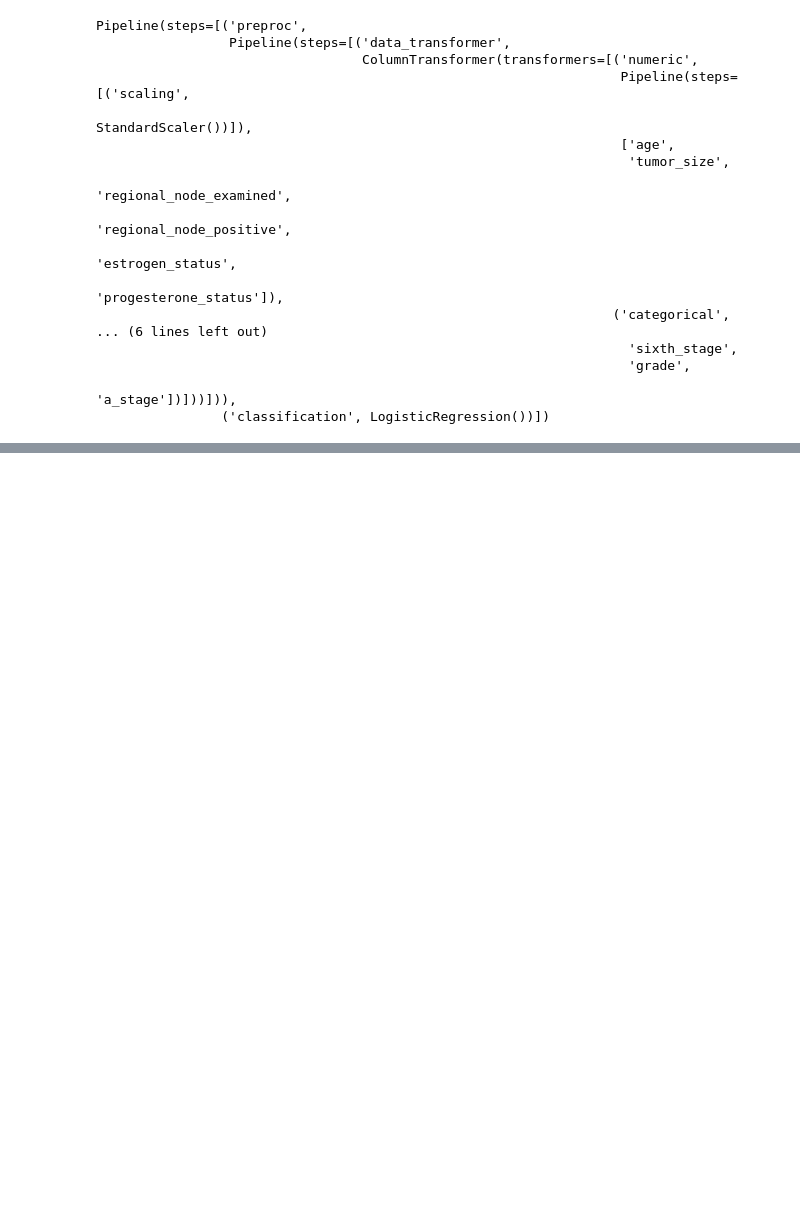
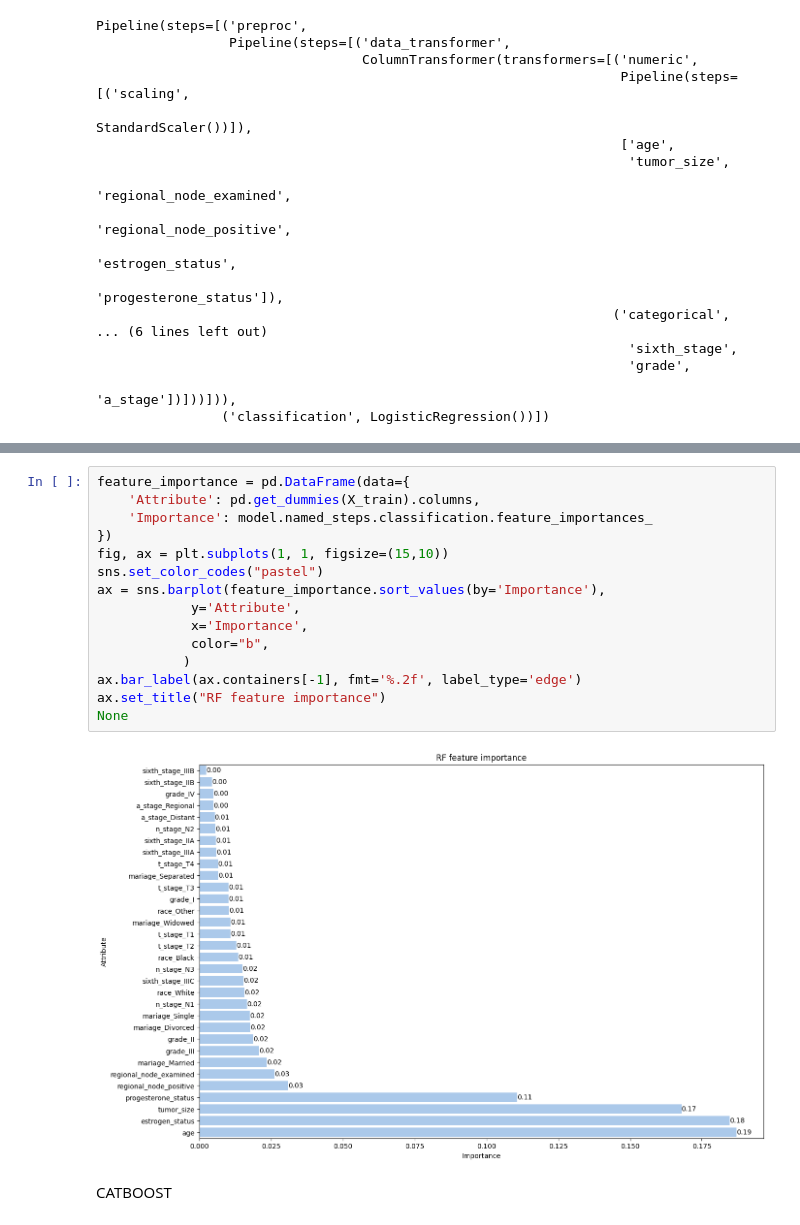
Before and after one commit to Lamantin12/data_science_projects, a Jupyter notebook: breast_cancer/breast_cancer_analysis.ipynb, the cells around one changed output, grey strips where cells are left out. Cells and saved outputs as stored; diff of their text form; blank space fills up the shorter version.

```diff
--- a/breast_cancer/breast_cancer_analysis.ipynb
+++ b/breast_cancer/breast_cancer_analysis.ipynb
@@ -655,0 +753,19 @@ param_grid = {
+# %%
+feature_importance = pd.DataFrame(data={
+    'Attribute': pd.get_dummies(X_train).columns,
+    'Importance': model.named_steps.classification.feature_importances_
+})
+fig, ax = plt.subplots(1, 1, figsize=(15,10))
+sns.set_color_codes("pastel")
+ax = sns.barplot(feature_importance.sort_values(by='Importance'),
+            y='Attribute',
+            x='Importance',
+            color="b",
+           )
+ax.bar_label(ax.containers[-1], fmt='%.2f', label_type='edge')
+ax.set_title("RF feature importance")
+None
+# %% [output]
+[figure, added]
+# %% [markdown]
+CATBOOST
```
Also changed, not shown: parts of 75 cells of this notebook, 1 other file.
